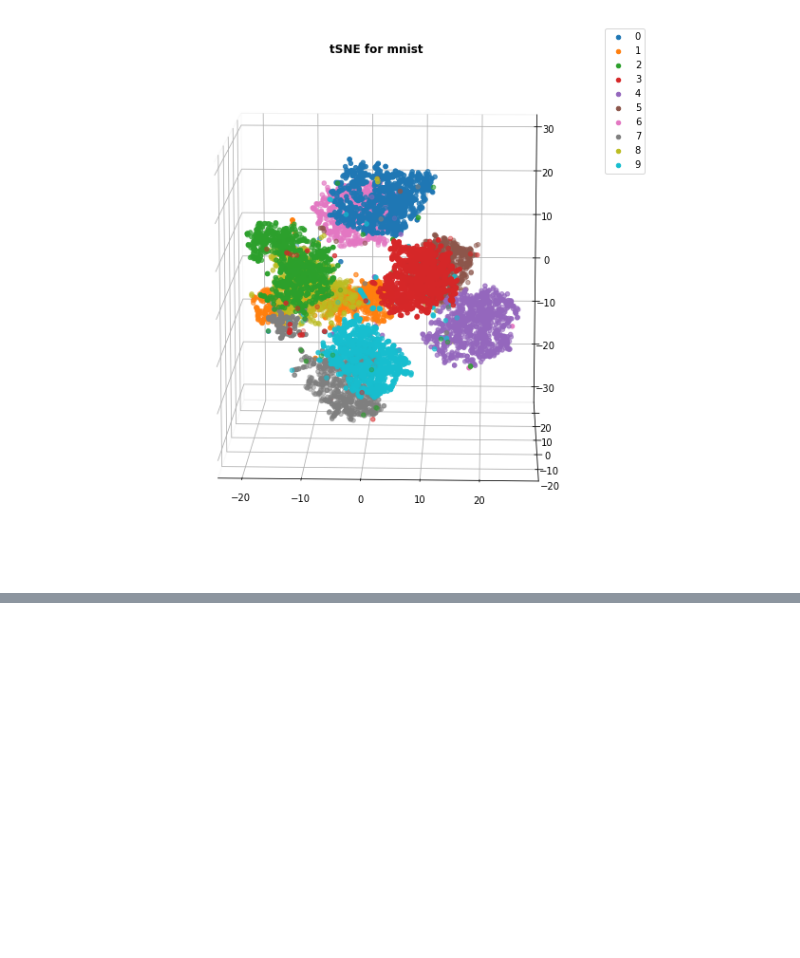
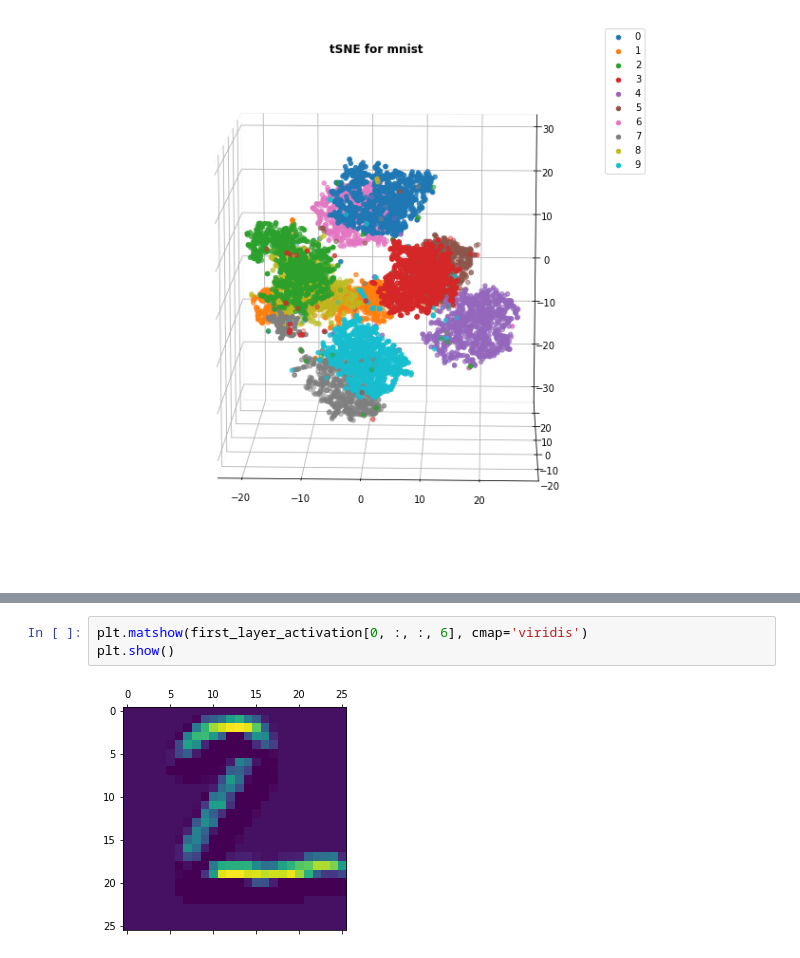
Before and after one commit to khanx169/hal_tutorial, a Jupyter notebook: Mnist.ipynb, the cells around one changed output, grey strips where cells are left out. Cells and saved outputs as stored; diff of their text form; blank space fills up the shorter version.

```diff
--- a/Mnist.ipynb
+++ b/Mnist.ipynb
@@ -405,0 +469,5 @@ ax.zaxis.pane.fill = False
+# %%
+plt.matshow(first_layer_activation[0, :, :, 6], cmap='viridis')
+plt.show()
+# %% [output]
+[figure, added]
```
Also changed, not shown: parts of 41 cells of this notebook, 1 other file.
